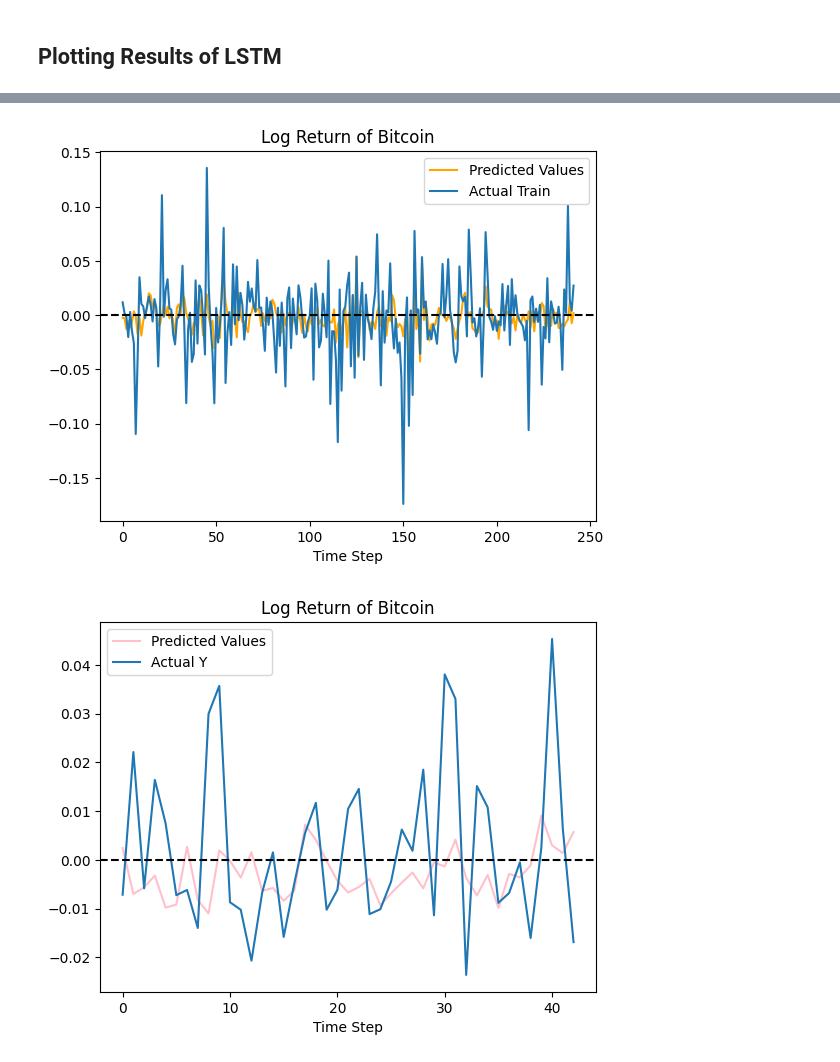
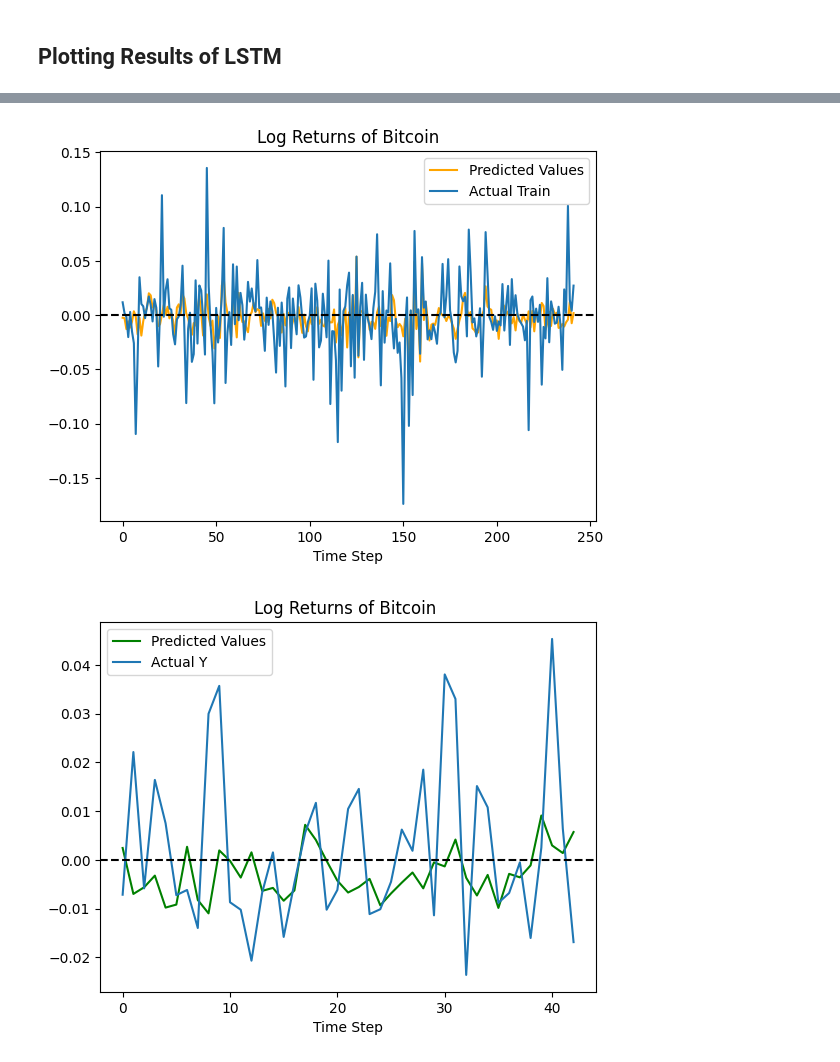
Before and after one commit to cferggie/Predicting-Bitcoin-Returns-with-Long-Short-Term-Memory-LSTM-Neural-Networks, a Jupyter notebook: LSTM for Bitcoin.ipynb, the cells around one changed output, grey strips where cells are left out. Saved outputs shown, nothing was run; the diff lists cells and outputs as text; code cells hidden in the pictures.

```diff
--- a/LSTM for Bitcoin.ipynb
+++ b/LSTM for Bitcoin.ipynb
@@ -244,31 +244,31 @@ train RMSE 0.0328, validation RMSE 0.0175, test RMSE 0.0178
 # %%
 plt.plot(y_hat_train, c='orange', label="Predicted Values")
 plt.plot(y_train.squeeze(), label="Actual Train")
 plt.axhline(y=0, color='black', linestyle='--')
 plt.xlabel('Time Step')
-plt.title('Log Return of Bitcoin')
+plt.title('Log Returns of Bitcoin')
 plt.legend()
-# plt.savefig("Trained.png")
+plt.savefig("Trained.png")
 plt.show()
 
 
 plt.plot(y_hat_valid, c='green', label="Predicted Values")
 plt.plot(y_valid.squeeze(), label="Actual Y")
 plt.axhline(y=0, color='black', linestyle='--')
 plt.xlabel('Time Step')
-plt.title('Log Return of Bitcoin')
+plt.title('Log Returns of Bitcoin ')
 plt.legend()
-# plt.savefig("Valid.png")
+plt.savefig("Valid.png")
 plt.show()
 
 plt.plot(y_hat_test, c='red', label="Predicted Values")
 plt.plot(y_test.squeeze(), label="Actual Y")
 plt.axhline(y=0, color='black', linestyle='--')
 plt.xlabel('Time Step')
-plt.title('Log Return of Bitcoin')
+plt.title('Log Returns of Bitcoin')
 plt.legend()
-# plt.savefig("Valid.png")
+plt.savefig("Test.png")
 plt.show()
 # %% [output]
-[figure, old version]
+[figure, new version]
-[figure, old version]
+[figure, new version]
```
Also changed, not shown: parts of 2 cells of this notebook, 4 other files.
